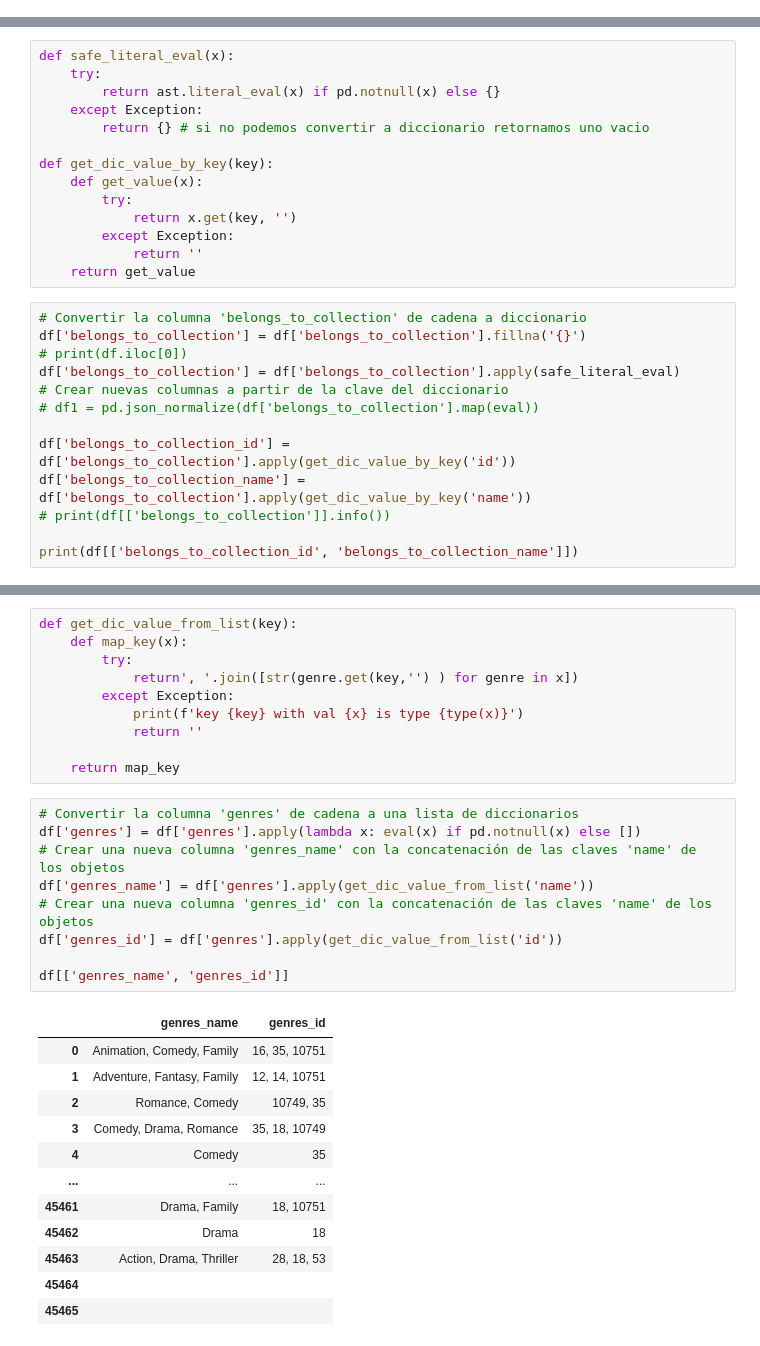
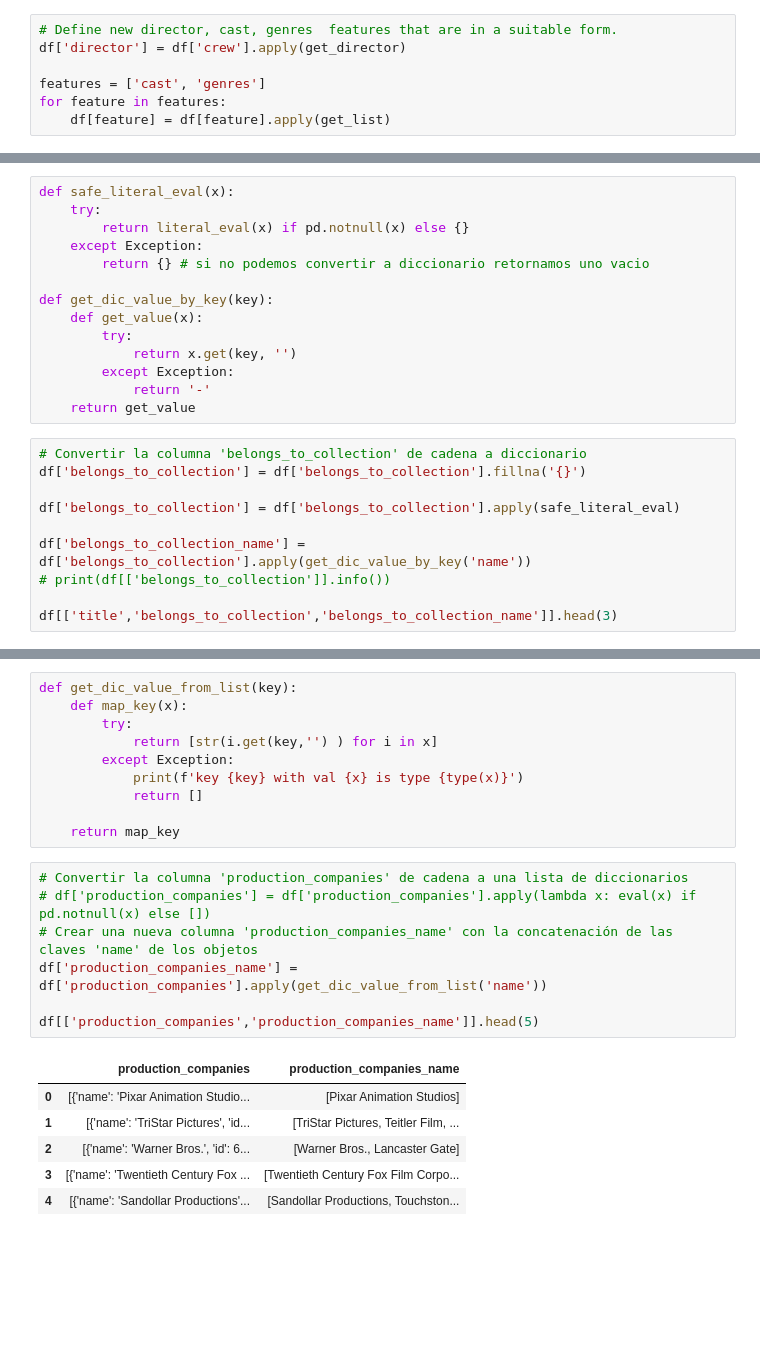
Before and after one commit to MariaH2909/movie-recomendation, a Jupyter notebook: ETL.ipynb, the cells around one changed output, grey strips where cells are left out. Cells and saved outputs as stored; diff of their text form; blank space fills up the shorter version.

```diff
--- a/ETL.ipynb
+++ b/ETL.ipynb
@@ -28,0 +81,7 @@ max    2.787965e+09   1256.000000     10.000000  14075.000000
+# %%
+# Define new director, cast, genres  features that are in a suitable form.
+df['director'] = df['crew'].apply(get_director)
+
+features = ['cast', 'genres']
+for feature in features:
+    df[feature] = df[feature].apply(get_list)
@@ -29,7 +96,7 @@ max    2.787965e+09   1256.000000     10.000000  14075.000000
 # %%
 def safe_literal_eval(x):
     try:
-        return ast.literal_eval(x) if pd.notnull(x) else {}
+        return literal_eval(x) if pd.notnull(x) else {}
     except Exception:
         return {} # si no podemos convertir a diccionario retornamos uno vacio
 
@@ -38,19 +105,16 @@ def get_dic_value_by_key(key):
         try:
             return x.get(key, '')
         except Exception:
-            return ''
+            return '-'
     return get_value
 # %%
 # Convertir la columna 'belongs_to_collection' de cadena a diccionario
 df['belongs_to_collection'] = df['belongs_to_collection'].fillna('{}')
-# print(df.iloc[0])
+
 df['belongs_to_collection'] = df['belongs_to_collection'].apply(safe_literal_eval)
-# Crear nuevas columnas a partir de la clave del diccionario
-# df1 = pd.json_normalize(df['belongs_to_collection'].map(eval))
 
-df['belongs_to_collection_id'] = df['belongs_to_collection'].apply(get_dic_value_by_key('id'))
 df['belongs_to_collection_name'] = df['belongs_to_collection'].apply(get_dic_value_by_key('name'))
 # print(df[['belongs_to_collection']].info())
 
-print(df[['belongs_to_collection_id', 'belongs_to_collection_name']])
+df[['title','belongs_to_collection','belongs_to_collection_name']].head(3)
 # %% [output]
@@ -72,31 +126,23 @@ print(df[['belongs_to_collection_id', 'belongs_to_collection_name']])
 def get_dic_value_from_list(key):
     def map_key(x):
         try:
-            return', '.join([str(genre.get(key,'') ) for genre in x])
+            return [str(i.get(key,'') ) for i in x]
         except Exception:
             print(f'key {key} with val {x} is type {type(x)}')
-            return ''
+            return []
 
     return map_key
 # %%
-# Convertir la columna 'genres' de cadena a una lista de diccionarios
-df['genres'] = df['genres'].apply(lambda x: eval(x) if pd.notnull(x) else [])
-# Crear una nueva columna 'genres_name' con la concatenación de las claves 'name' de los objetos
-df['genres_name'] = df['genres'].apply(get_dic_value_from_list('name'))
-# Crear una nueva columna 'genres_id' con la concatenación de las claves 'name' de los objetos
-df['genres_id'] = df['genres'].apply(get_dic_value_from_list('id'))
+# Convertir la columna 'production_companies' de cadena a una lista de diccionarios
+# df['production_companies'] = df['production_companies'].apply(lambda x: eval(x) if pd.notnull(x) else [])
+# Crear una nueva columna 'production_companies_name' con la concatenación de las claves 'name' de los objetos
+df['production_companies_name'] = df['production_companies'].apply(get_dic_value_from_list('name'))
 
-df[['genres_name', 'genres_id']]
+df[['production_companies','production_companies_name']].head(5)
 # %% [output]
-|  | genres_name | genres_id |
-| 0 | Animation, Comedy, Family | 16, 35, 10751 |
-| 1 | Adventure, Fantasy, Family | 12, 14, 10751 |
-| 2 | Romance, Comedy | 10749, 35 |
-| 3 | Comedy, Drama, Romance | 35, 18, 10749 |
-| 4 | Comedy | 35 |
-| ... | ... | ... |
-| 45461 | Drama, Family | 18, 10751 |
-| 45462 | Drama | 18 |
-| 45463 | Action, Drama, Thriller | 28, 18, 53 |
-| 45464 |  |  |
-| 45465 |  |  |
+|  | production_companies | production_companies_name |
+| 0 | [{'name': 'Pixar Animation Studio... | [Pixar Animation Studios] |
+| 1 | [{'name': 'TriStar Pictures', 'id... | [TriStar Pictures, Teitler Film, ... |
+| 2 | [{'name': 'Warner Bros.', 'id': 6... | [Warner Bros., Lancaster Gate] |
+| 3 | [{'name': 'Twentieth Century Fox ... | [Twentieth Century Fox Film Corpo... |
+| 4 | [{'name': 'Sandollar Productions'... | [Sandollar Productions, Touchston... |
```
Also changed, not shown: parts of 20 cells of this notebook, 2 other files.
